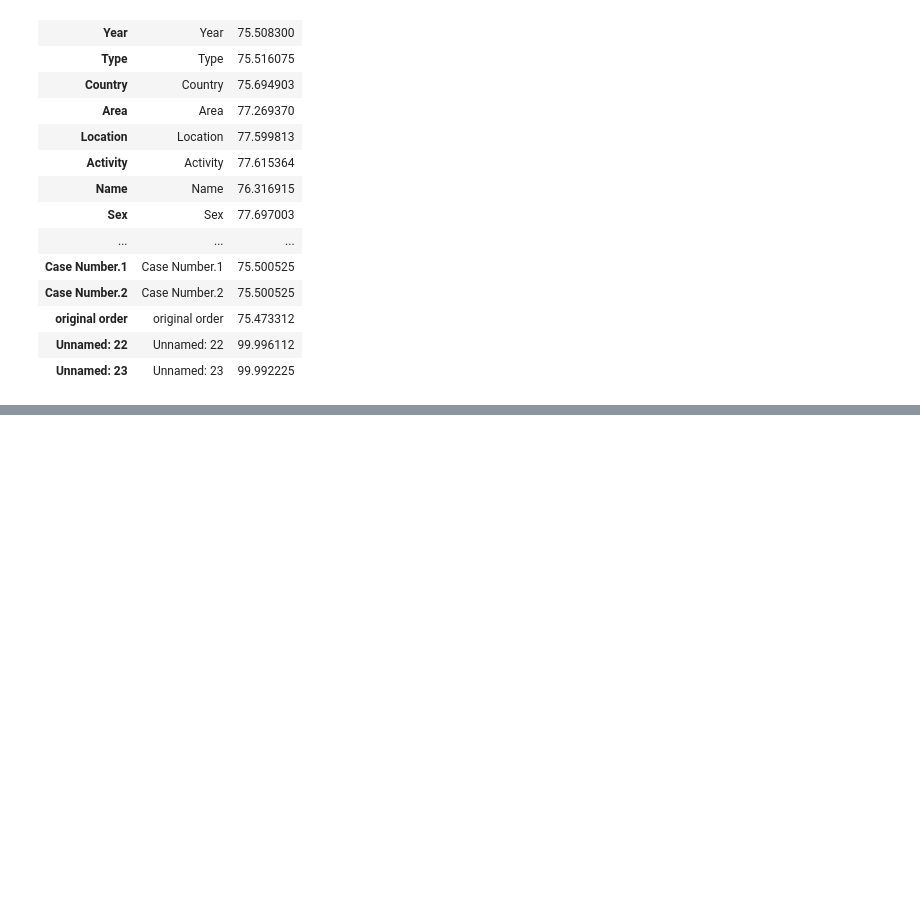
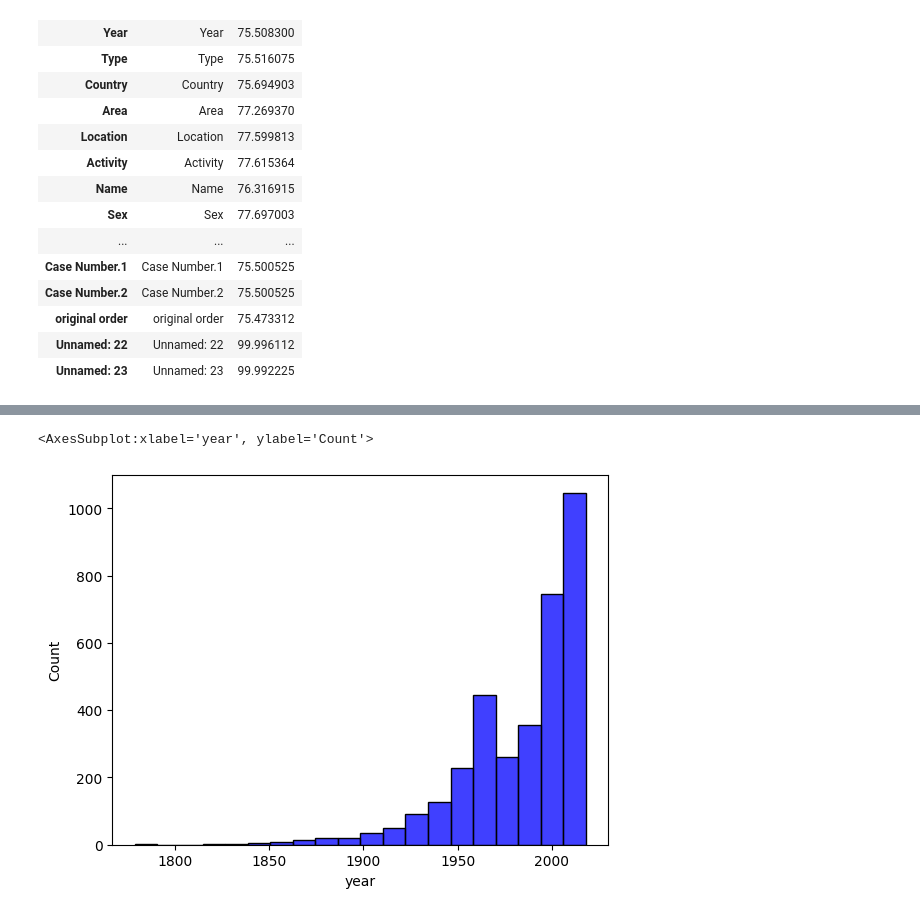
Before and after one commit to ju-br/Cleaning-data-and-evidence-based-insights-Shark-Attack-Project, a Jupyter notebook: Project 1 - Shark attack.ipynb, the cells around one changed output, grey strips where cells are left out. Cells and saved outputs as stored; diff of their text form; code cells hidden in the pictures; blank space fills up the shorter version.

```diff
--- a/Project 1 - Shark attack.ipynb
+++ b/Project 1 - Shark attack.ipynb
@@ -251,0 +314,7 @@ array(['White shark', nan, 'Tiger shark', ..., "Nurse shark, 2.1 m [7'] ",
+# %%
+#Removing the data where 'Year'
+attacks = attacks.loc[attacks['year'] > 1750,:]
+sns.histplot(x=attacks.year, bins=20,color='blue')
+# %% [output]
+<AxesSubplot:xlabel='year', ylabel='Count'>
+[figure, added]
```
Also changed, not shown: parts of 32 cells of this notebook.
